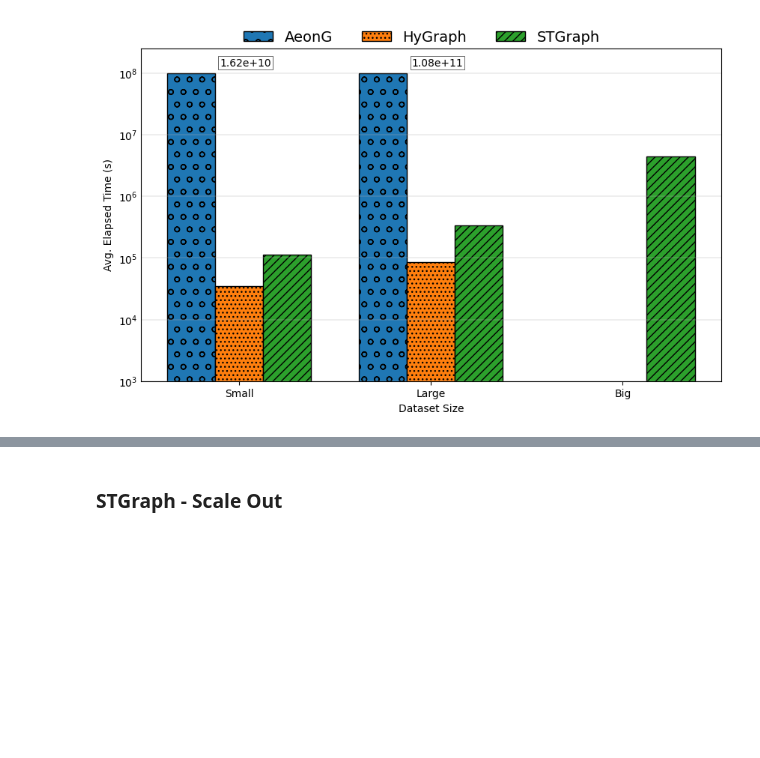
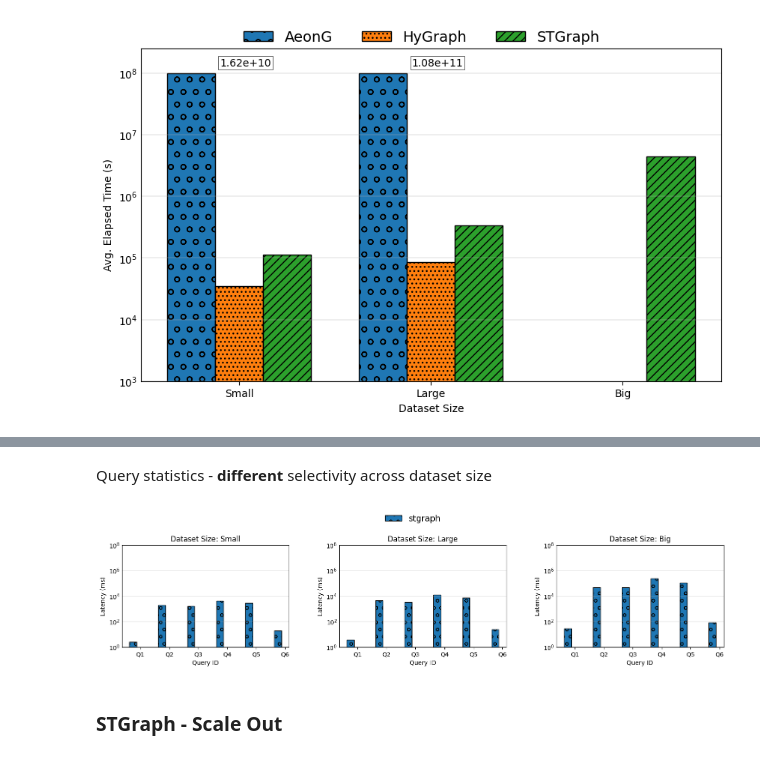
Before and after one commit to big-unibo/STGraph-evaluation, a Jupyter notebook: postprocessing/STGraph.ipynb, the cells around one changed output, grey strips where cells are left out. Cells and saved outputs as stored; diff of their text form; code cells hidden in the pictures; blank space fills up the shorter version.

```diff
--- a/postprocessing/STGraph.ipynb
+++ b/postprocessing/STGraph.ipynb
@@ -287,3 +288,10 @@ KeyError: 'EnvironmentOutlier'
+# %% [markdown]
+Query statistics - <b>different</b> selectivity across dataset size
+# %%
+query_statistics_different_selectivity = query_statistics.loc[query_statistics["querySelectivity"] == "increased"]
+print_query_statistics(query_statistics_different_selectivity)
+# %% [output]
+[figure, added]
 # %% [markdown]
 ### STGraph - Scale Out
 # %% [markdown]
```
Also changed, not shown: parts of 4 cells of this notebook, 6 other files.
